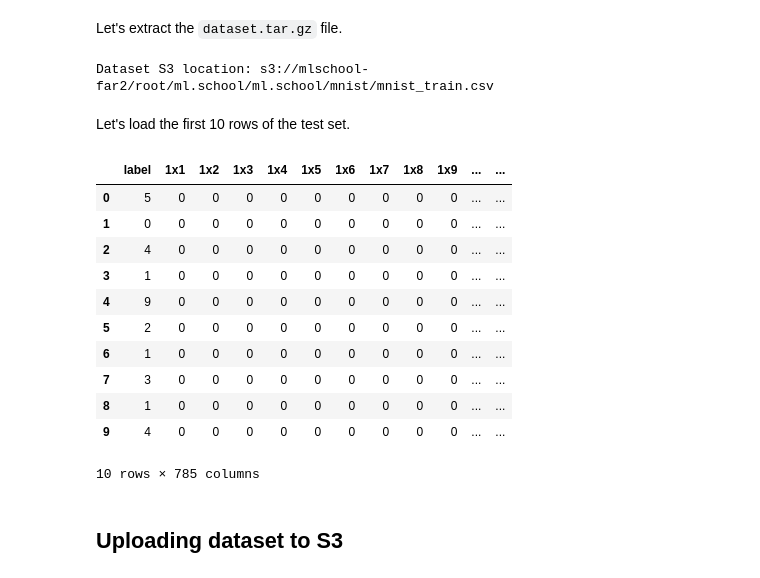
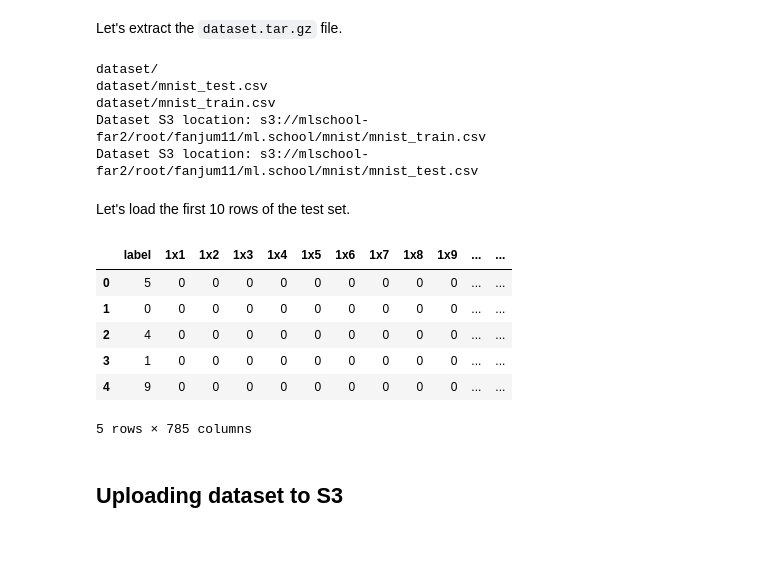
Before and after one commit to fanjum11/ml.school, a Jupyter notebook: mnist/mnist.ipynb, the cells around one changed output. Cells and saved outputs as stored; diff of their text form; code cells hidden in the pictures; blank space fills up the shorter version.

Commit message:
mnist stage 1 code

```diff
--- a/mnist/mnist.ipynb
+++ b/mnist/mnist.ipynb
@@ -99,38 +101,43 @@ MNIST_FOLDER = Path.cwd()
 MNIST_FOLDER.mkdir(parents=True, exist_ok=True)
 
 DATASET_FOLDER = Path(MNIST_FOLDER) / "dataset"
-LOCAL_FILEPATH = Path(DATASET_FOLDER) / "mnist_train.csv"
+LOCAL_TRAIN_FILEPATH = Path(DATASET_FOLDER) / "mnist_train.csv"
+LOCAL_TEST_FILEPATH = Path(DATASET_FOLDER) / "mnist_test.csv"
 
-# !tar -xvzf $MNIST_FOLDER/dataset.tar.gz -C $MNIST_FOLDER --no-same-owner
+!tar -xvzf $MNIST_FOLDER/dataset.tar.gz -C $MNIST_FOLDER --no-same-owner
 S3_FILEPATH = f"s3://{BUCKET}/{MNIST_FOLDER}"
 
 # Upload the dataset to S3. We need to do this to make it available to
 # the preprocessing step.
-INPUT_DATA_URI = sagemaker.s3.S3Uploader.upload(
-    local_path=str(LOCAL_FILEPATH),
+INPUT_TRAIN_DATA_URI = sagemaker.s3.S3Uploader.upload(
+    local_path=str(LOCAL_TRAIN_FILEPATH),
     desired_s3_uri=S3_FILEPATH,
 )
-print(f"Dataset S3 location: {INPUT_DATA_URI}")
+INPUT_TEST_DATA_URI = sagemaker.s3.S3Uploader.upload(
+    local_path=str(LOCAL_TEST_FILEPATH),
+    desired_s3_uri=S3_FILEPATH,
+)
+print(f"Dataset S3 location: {INPUT_TRAIN_DATA_URI}")
+print(f"Dataset S3 location: {INPUT_TEST_DATA_URI}")
 # %% [output]
-Dataset S3 location: s3://mlschool-far2/root/ml.school/ml.school/mnist/mnist_train.csv
+dataset/
+dataset/mnist_test.csv
+dataset/mnist_train.csv
+Dataset S3 location: s3://mlschool-far2/root/fanjum11/ml.school/mnist/mnist_train.csv
+Dataset S3 location: s3://mlschool-far2/root/fanjum11/ml.school/mnist/mnist_test.csv
 # %% [markdown]
 Let's load the first 10 rows of the test set.
 # %%
-df = pd.read_csv(DATASET_FOLDER / "mnist_train.csv", nrows=10)
+df = pd.read_csv(DATASET_FOLDER / "mnist_train.csv", nrows=5)
 df
 # %% [output]
 |  | label | 1x1 | 1x2 | 1x3 | 1x4 | 1x5 | 1x6 | 1x7 | 1x8 | 1x9 | ... | ... |
 | 0 | 5 | 0 | 0 | 0 | 0 | 0 | 0 | 0 | 0 | 0 | ... | ... |
 | 1 | 0 | 0 | 0 | 0 | 0 | 0 | 0 | 0 | 0 | 0 | ... | ... |
 | 2 | 4 | 0 | 0 | 0 | 0 | 0 | 0 | 0 | 0 | 0 | ... | ... |
 | 3 | 1 | 0 | 0 | 0 | 0 | 0 | 0 | 0 | 0 | 0 | ... | ... |
 | 4 | 9 | 0 | 0 | 0 | 0 | 0 | 0 | 0 | 0 | 0 | ... | ... |
-| 5 | 2 | 0 | 0 | 0 | 0 | 0 | 0 | 0 | 0 | 0 | ... | ... |
-| 6 | 1 | 0 | 0 | 0 | 0 | 0 | 0 | 0 | 0 | 0 | ... | ... |
-| 7 | 3 | 0 | 0 | 0 | 0 | 0 | 0 | 0 | 0 | 0 | ... | ... |
-| 8 | 1 | 0 | 0 | 0 | 0 | 0 | 0 | 0 | 0 | 0 | ... | ... |
-| 9 | 4 | 0 | 0 | 0 | 0 | 0 | 0 | 0 | 0 | 0 | ... | ... |
-10 rows × 785 columns
+5 rows × 785 columns
 # %% [markdown]
 ## Uploading dataset to S3
 # %%
```
Also changed, not shown: parts of 7 cells of this notebook, 1 other file.
